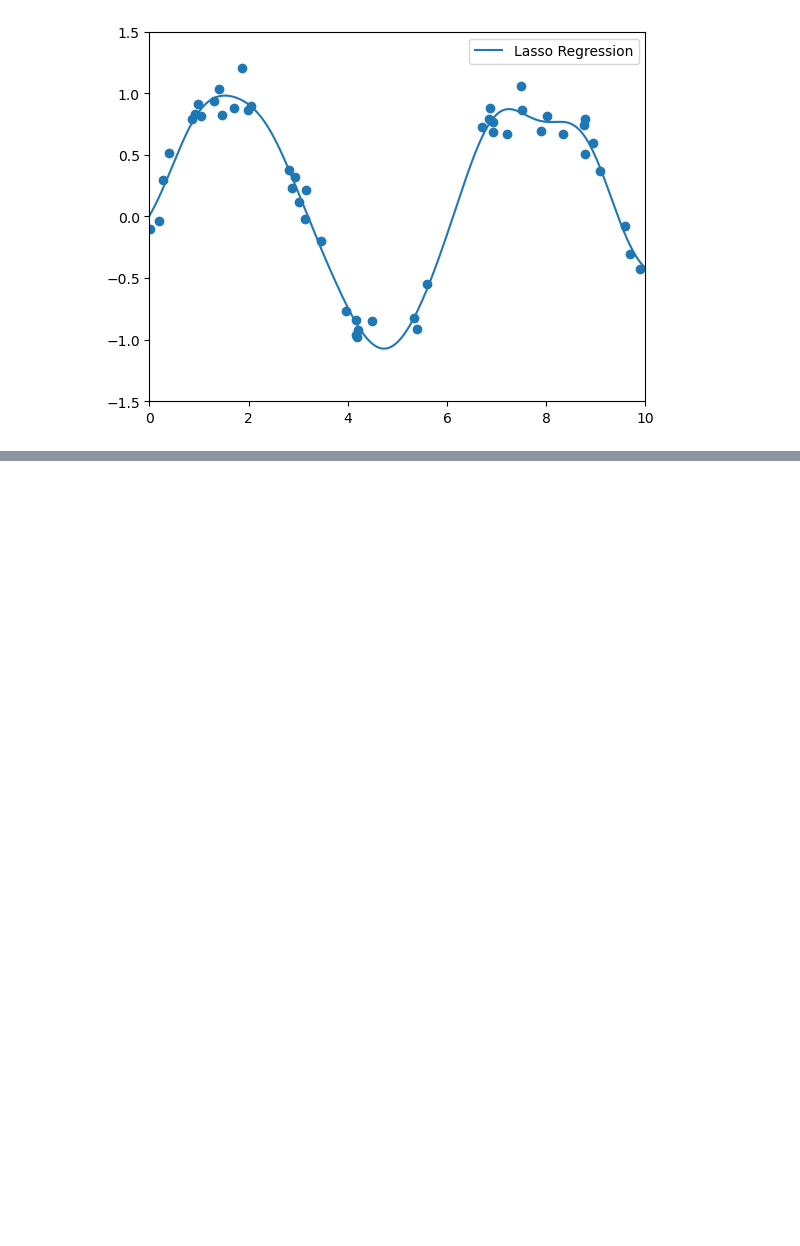
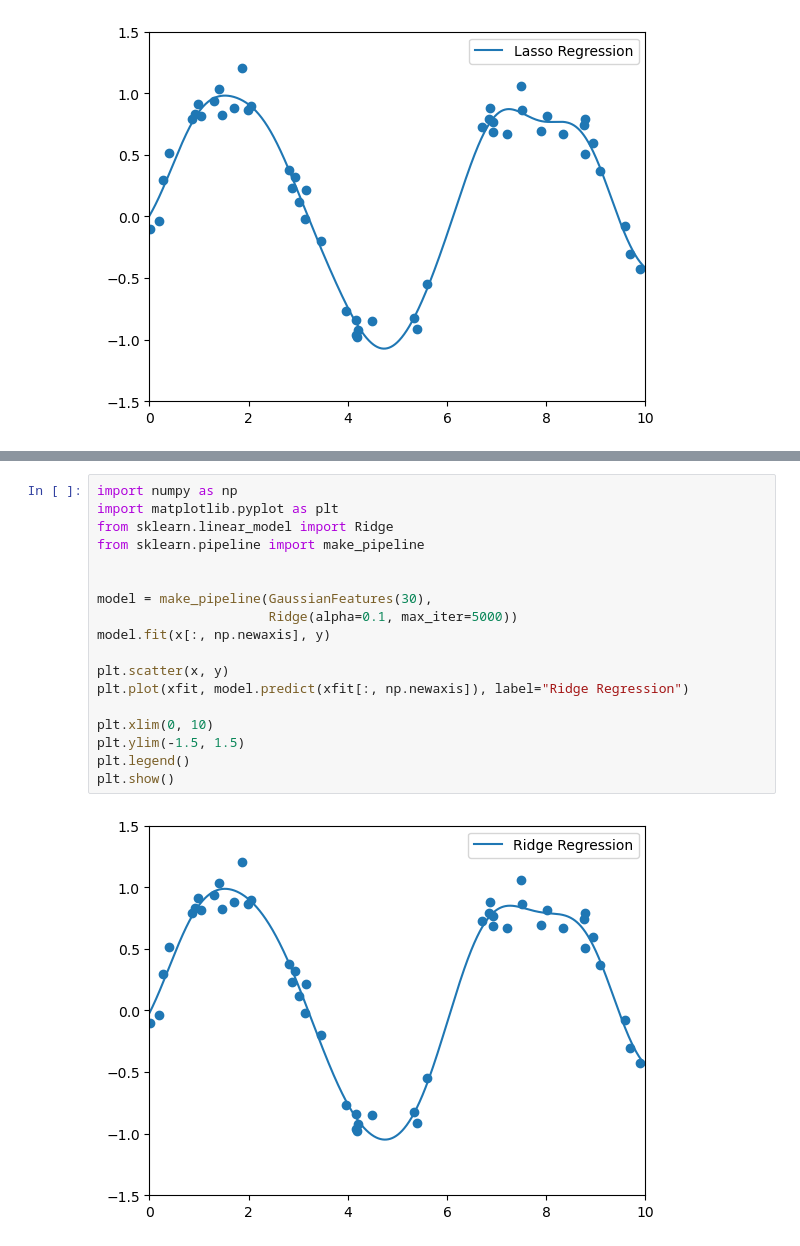
Before and after one commit to AntaRReS96/Machine-Learning-Deep-Learning-Cookbook, a Jupyter notebook: Machine_Learning/Regression/Linear_Regression.ipynb, the cells around one changed output, grey strips where cells are left out. Cells and saved outputs as stored; diff of their text form; blank space fills up the shorter version.

```diff
--- a/Machine_Learning/Regression/Linear_Regression.ipynb
+++ b/Machine_Learning/Regression/Linear_Regression.ipynb
@@ -604,0 +631,20 @@ plt.show()
+# %%
+import numpy as np
+import matplotlib.pyplot as plt
+from sklearn.linear_model import Ridge
+from sklearn.pipeline import make_pipeline
+
+
+model = make_pipeline(GaussianFeatures(30),
+                      Ridge(alpha=0.1, max_iter=5000))
+model.fit(x[:, np.newaxis], y)
+
+plt.scatter(x, y)
+plt.plot(xfit, model.predict(xfit[:, np.newaxis]), label="Ridge Regression")
+
+plt.xlim(0, 10)
+plt.ylim(-1.5, 1.5)
+plt.legend()
+plt.show()
+# %% [output]
+[figure, added]
```
Also changed, not shown: parts of 2 cells of this notebook, 29 other files.
